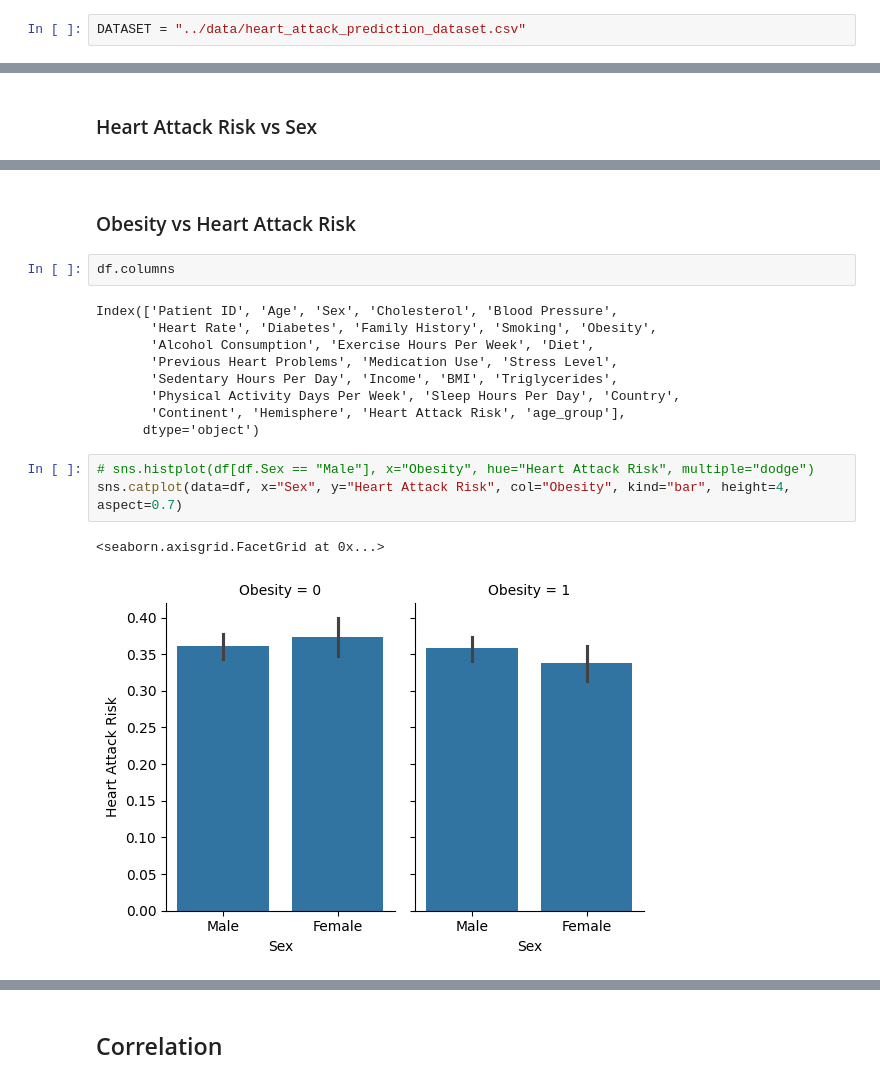
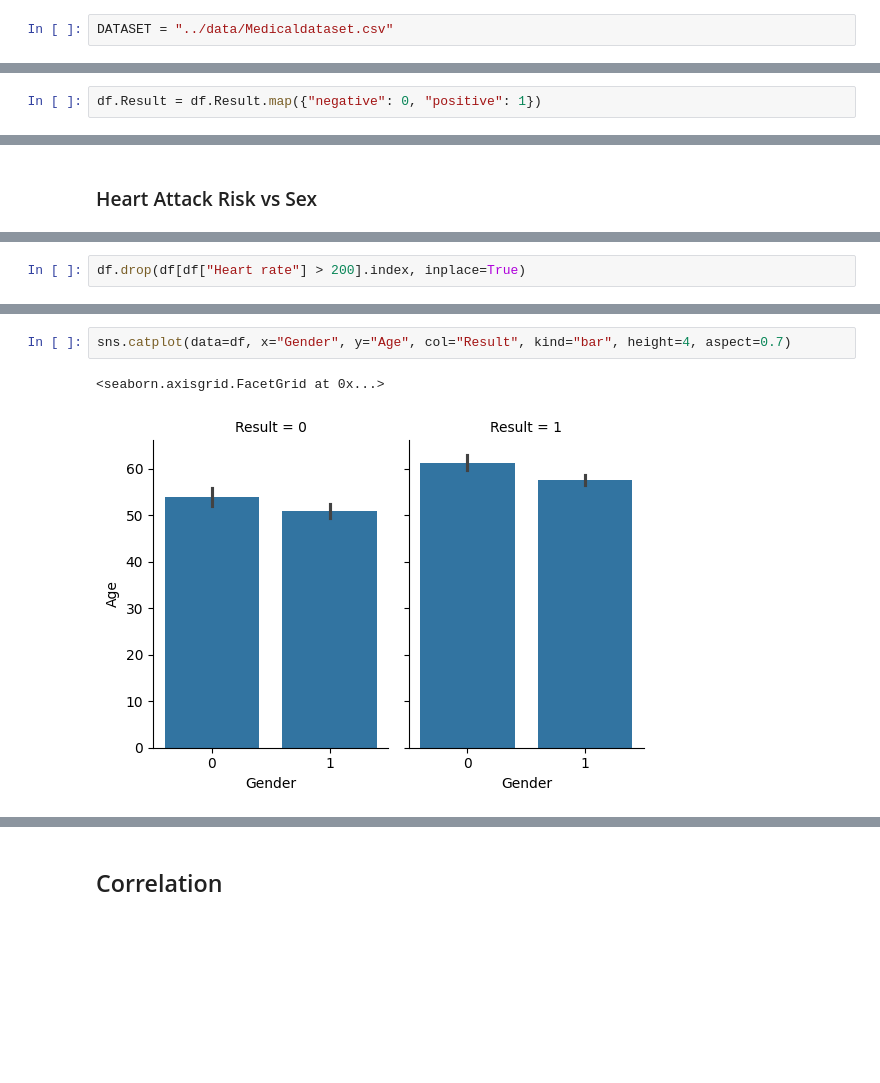
Before and after one commit to vivekpatel99/heart-attack-predictor, a Jupyter notebook: notebooks/01_exploratory_data_analysis.ipynb, the cells around one changed output, grey strips where cells are left out. Cells and saved outputs as stored; diff of their text form; blank space fills up the shorter version.

```diff
--- a/notebooks/01_exploratory_data_analysis.ipynb
+++ b/notebooks/01_exploratory_data_analysis.ipynb
@@ -43,7 +46,7 @@ warnings.filterwarnings("ignore")
 # %% [markdown]
 ## Paths
 # %%
-DATASET = "../data/heart_attack_prediction_dataset.csv"
+DATASET = "../data/Medicaldataset.csv"
 # %% [markdown]
 ## Load Data
 # %%
@@ -123 +118,3 @@ Heart Attack Risk                  0
 dtype: int64
+# %%
+df.Result = df.Result.map({"negative": 0, "positive": 1})
@@ -255,0 +218,2 @@ sns.histplot(df, x="Exercise Hours Per Week", hue="Heart Attack Risk", multiple=
+# %%
+df.drop(df[df["Heart rate"] > 200].index, inplace=True)
@@ -285,19 +234,5 @@ sns.histplot(df[df.Sex == "Female"], x="BMI", hue="Heart Attack Risk", multiple=
-# %% [markdown]
-### Obesity vs Heart Attack Risk
-# %%
-df.columns
-# %% [output]
-Index(['Patient ID', 'Age', 'Sex', 'Cholesterol', 'Blood Pressure',
-       'Heart Rate', 'Diabetes', 'Family History', 'Smoking', 'Obesity',
-       'Alcohol Consumption', 'Exercise Hours Per Week', 'Diet',
-       'Previous Heart Problems', 'Medication Use', 'Stress Level',
-       'Sedentary Hours Per Day', 'Income', 'BMI', 'Triglycerides',
-       'Physical Activity Days Per Week', 'Sleep Hours Per Day', 'Country',
-       'Continent', 'Hemisphere', 'Heart Attack Risk', 'age_group'],
-      dtype='object')
 # %%
-# sns.histplot(df[df.Sex == "Male"], x="Obesity", hue="Heart Attack Risk", multiple="dodge")
-sns.catplot(data=df, x="Sex", y="Heart Attack Risk", col="Obesity", kind="bar", height=4, aspect=0.7)
+sns.catplot(data=df, x="Gender", y="Age", col="Result", kind="bar", height=4, aspect=0.7)
 # %% [output]
 <seaborn.axisgrid.FacetGrid at 0x...>
-[figure, old version]
+[figure, new version]
```
Also changed, not shown: parts of 49 cells of this notebook, 4 other files.
